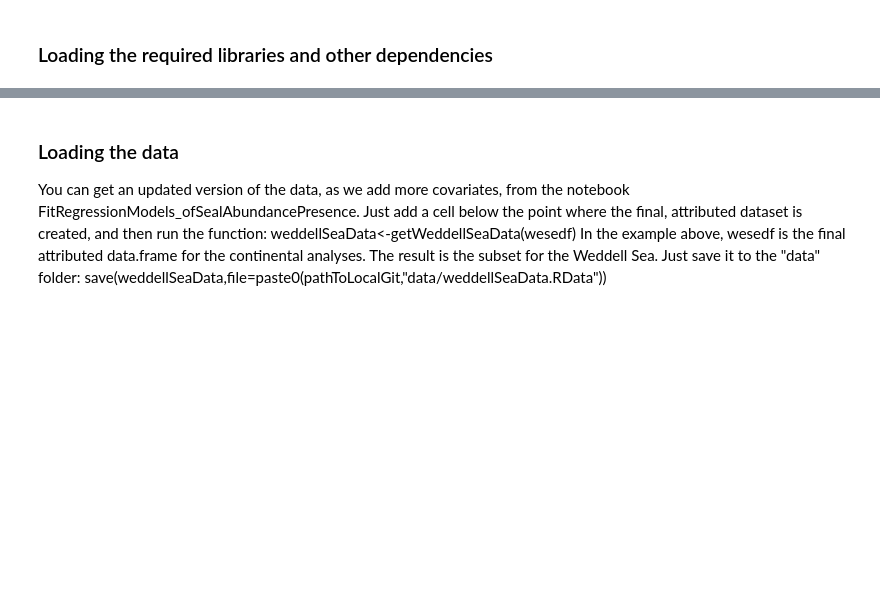
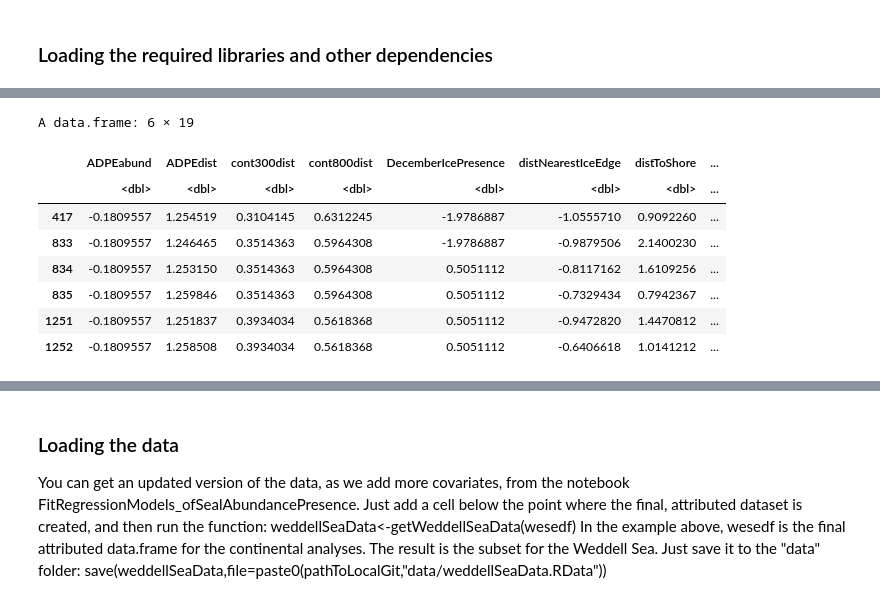
Before and after one commit to pointblue/ContinentalWESEestimates, a Jupyter notebook: notebooks/WeddellSea_WESEpresence_SDM.ipynb, the cells around one changed output, grey strips where cells are left out. Saved outputs shown, nothing was run; the diff lists cells and outputs as text; code cells hidden in the pictures; blank space fills up the shorter version.

```diff
--- a/notebooks/WeddellSea_WESEpresence_SDM.ipynb
+++ b/notebooks/WeddellSea_WESEpresence_SDM.ipynb
@@ -35,0 +128,71 @@ pathToLocalGit<-"/home/ubuntu/Workspace/ContinentalWESEestimates/"
+# %%
+### Now we run the VIF
+# select covariates to use in the models based on variance inflation
+# If variable A is excluded because of VIF_A > thresh, it means that a regression of all other covariates vs A explains 90% or more of all the variance found in A
+# This function returns the names of the variables to keep for your model. These are the most informative variables.
+
+#Getting Environmental Variables for occupancy
+
+#Read in the list of enviro rasters -----
+#Please note that for VIF you need to work on the original rasters from the entire area that you plan to predict over.
+rasterdir <- paste0(pathToLocalGit,"data/WESPresenceEnviroLayers/")
+rastlist <- list.files(path = paste0(rasterdir,"/Enviro_CenterScaled/"), pattern='.tif$', all.files=TRUE, full.names=TRUE)
+length(rastlist)
+r <- stack(rastlist)
+names(r)
+
+#Convert to data frame for vif ---
+ras <- as.data.frame(r, na.rm = TRUE)
+names(ras)
+ras$presence <- NULL #Response var, not include here.
+head(ras)
+summary(ras)
+
+#VIF Function ----
+vif_func<-function(df,thresh=10){
+  #get initial vif value for all comparisons of variables
+  vif_init<-NULL
+  var_names <- names(df)
+  for(val in var_names){
+
+    regressors <- var_names[-which(var_names == val)]
+    form <- paste(regressors, collapse = '+')
+    form_in <- formula(paste(val, '~', form))
+    vif_init<-rbind(vif_init, c(val, VIF(lm(form_in, data = df))))
+  }
+  vif_max<-max(as.numeric(vif_init[,2]), na.rm = TRUE)
+  if(vif_max < thresh){
+  return(var_names)
+  }
+  else{
+      in_dat<-df
+  #backwards selection of explanatory variables, stops when all VIF values are below 'thresh'
+  while(vif_max >= thresh){
+  vif_vals<-NULL
+  var_names <- names(in_dat)
+  for(val in var_names){
+        regressors <- var_names[-which(var_names == val)]
+        form <- paste(regressors, collapse = '+')
+        form_in <- formula(paste(val, '~', form))
+        vif_add<-VIF(lm(form_in, data = in_dat))
+        vif_vals<-rbind(vif_vals,c(val,vif_add))
+        }
+
+      max_row<-which(vif_vals[,2] == max(as.numeric(vif_vals[,2]), na.rm = TRUE))[1]
+      vif_max<-as.numeric(vif_vals[max_row,2])
+
+      if(vif_max<thresh) break
+        in_dat<-in_dat[,!names(in_dat) %in% vif_vals[max_row,1]]
+          }
+    return(names(in_dat))
+  }
+}
+
+vif <- vif_func(ras)
+vif #This is all the covariates we retain for modelling...
+
+names(ras)[!(names(ras) %in% vif)]
+rm(rastlist,ras,r,vif_func)
+
+#saveRDS(vif,paste0(getwd(),"/0. Data/VIFKeeps.RDS"))
+# %% [output]
@@ -35,0 +220,9 @@ pathToLocalGit<-"/home/ubuntu/Workspace/ContinentalWESEestimates/"
+A data.frame: 6 × 19
+|  | ADPEabund | ADPEdist | cont300dist | cont800dist | DecemberIcePresence | distNearestIceEdge | distToShore | ... |
+|  | <dbl> | <dbl> | <dbl> | <dbl> | <dbl> | <dbl> | <dbl> | ... |
+| 417 | -0.1809557 | 1.254519 | 0.3104145 | 0.6312245 | -1.9786887 | -1.0555710 | 0.9092260 | ... |
+| 833 | -0.1809557 | 1.246465 | 0.3514363 | 0.5964308 | -1.9786887 | -0.9879506 | 2.1400230 | ... |
+| 834 | -0.1809557 | 1.253150 | 0.3514363 | 0.5964308 | 0.5051112 | -0.8117162 | 1.6109256 | ... |
+| 835 | -0.1809557 | 1.259846 | 0.3514363 | 0.5964308 | 0.5051112 | -0.7329434 | 0.7942367 | ... |
+| 1251 | -0.1809557 | 1.251837 | 0.3934034 | 0.5618368 | 0.5051112 | -0.9472820 | 1.4470812 | ... |
+| 1252 | -0.1809557 | 1.258508 | 0.3934034 | 0.5618368 | 0.5051112 | -0.6406618 | 1.0141212 | ... |
```
Also changed, not shown: parts of 24 cells of this notebook, 5 other files.
